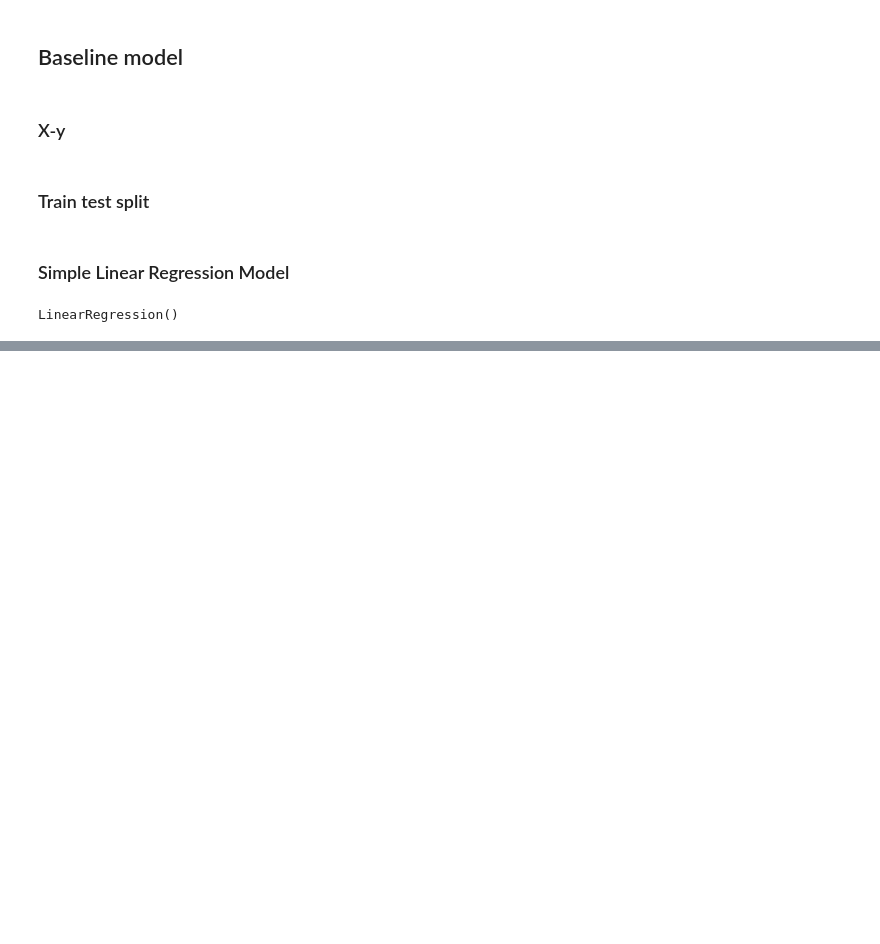
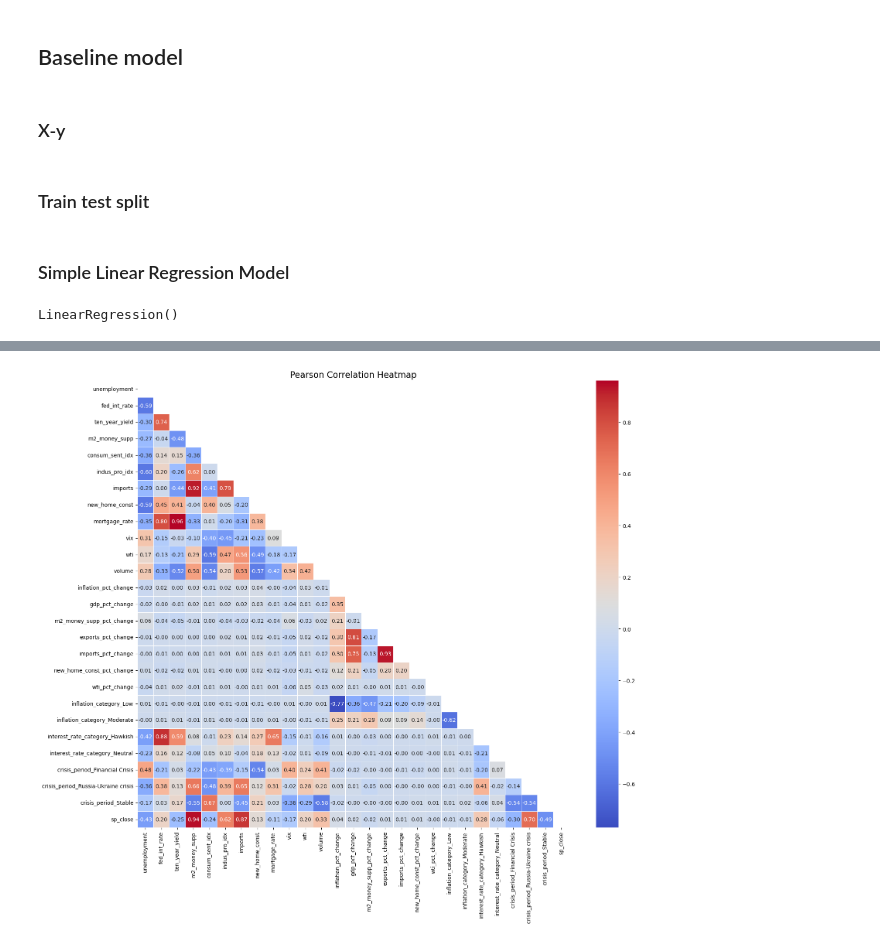
Before and after one commit to abhishek-chattopadhyay/mid-project-ml-financial-analysis, a Jupyter notebook: code/supervised_ml_regression.ipynb, the cells around one changed output, grey strips where cells are left out. Cells and saved outputs as stored; diff of their text form; code cells hidden in the pictures; blank space fills up the shorter version.

```diff
--- a/code/supervised_ml_regression.ipynb
+++ b/code/supervised_ml_regression.ipynb
@@ -131,0 +304,3 @@ plt.show()
+# %%
+df = df.drop(columns=["inflation", "gdp", "exports"])
+df
@@ -131,0 +321,17 @@ plt.show()
+# %%
+# calculate and plot the correlation matrix again
+cor_mat = df.corr(method='pearson').round(2)
+# %%
+# Create a mask for the upper triangle
+mask = np.triu(np.ones_like(cor_mat, dtype=bool))
+
+# Set up the matplotlib figure
+plt.figure(figsize=(18, 15))
+
+# Draw the heatmap with the mask
+sns.heatmap(cor_mat, mask=mask, annot=True, cmap="coolwarm", linewidths=0.5, fmt=".2f")
+
+plt.title("Pearson Correlation Heatmap", fontsize=16)
+plt.show()
+# %% [output]
+[figure, added]
```
Also changed, not shown: parts of 35 cells of this notebook.
